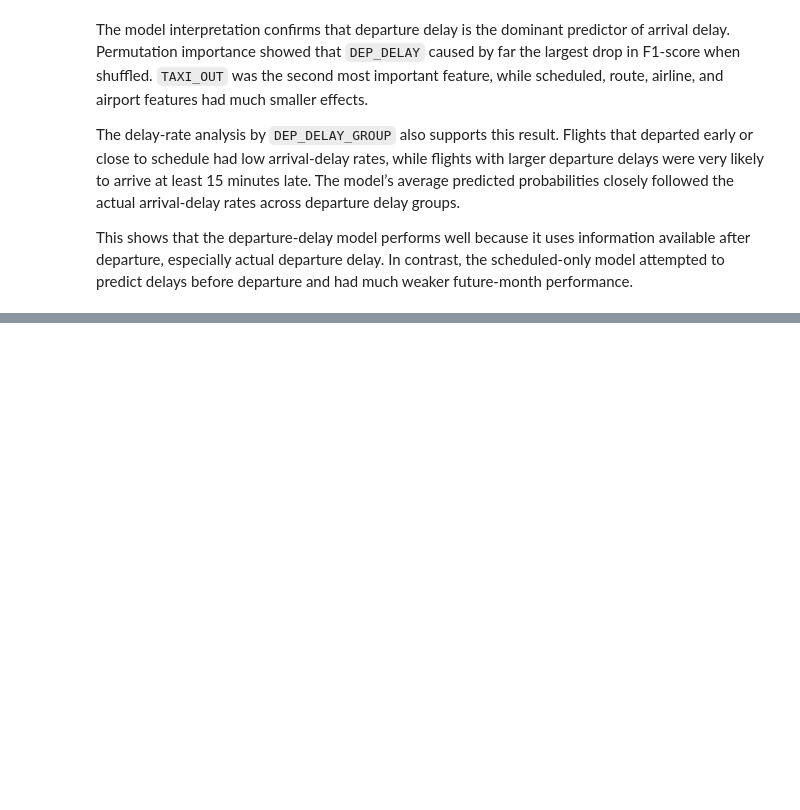
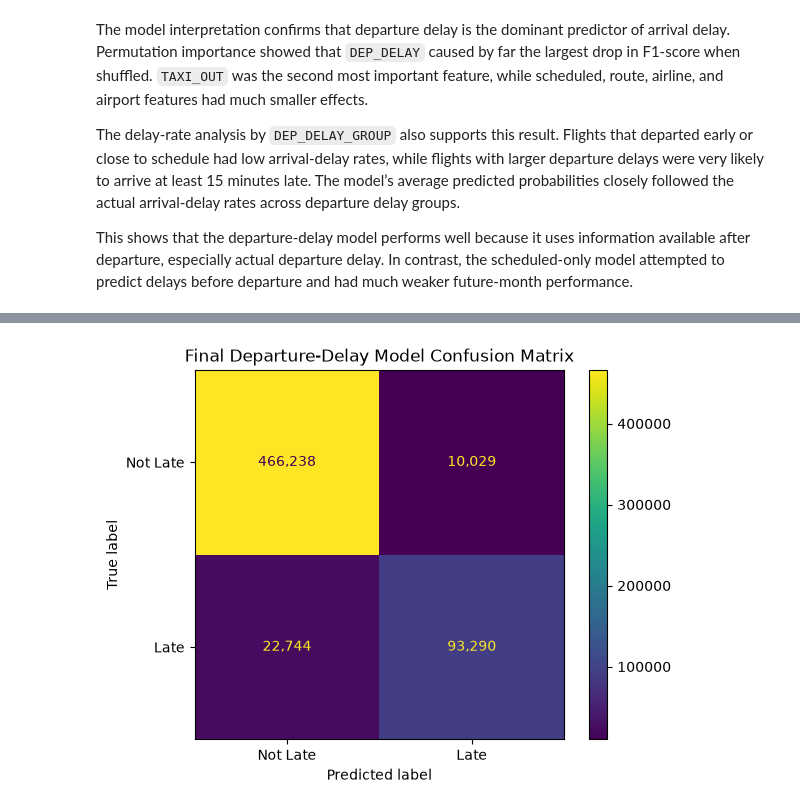
Before and after one commit to anav24/airline-delay-predictor, a Jupyter notebook: notebooks/08_model_interpretation.ipynb, the cells around one changed output, grey strips where cells are left out. Cells and saved outputs as stored; diff of their text form; code cells hidden in the pictures; blank space fills up the shorter version.

Commit message:
Expand final model interpretation notebook

```diff
--- a/notebooks/08_model_interpretation.ipynb
+++ b/notebooks/08_model_interpretation.ipynb
@@ -136,7 +136,7 @@ hgb_departure_model.fit(X_train, y_train)
 
 test_probs = hgb_departure_model.predict_proba(X_test)[:, 1]
 # %%
-best_threshold = 0.41
+best_threshold = 0.40
 
 test_preds = (test_probs >= best_threshold).astype(int)
 
@@ -396,0 +401,21 @@ This shows that the departure-delay model performs well because it uses informat
+# %%
+from sklearn.metrics import (
+    confusion_matrix,
+    ConfusionMatrixDisplay,
+    roc_curve,
+    precision_recall_curve,
+    average_precision_score
+)
+
+cm = confusion_matrix(y_test, test_preds)
+
+disp = ConfusionMatrixDisplay(
+    confusion_matrix=cm,
+    display_labels=["Not Late", "Late"]
+)
+
+disp.plot(values_format=",d")
+plt.title("Final Departure-Delay Model Confusion Matrix")
+plt.show()
+# %% [output]
+[figure, added]
```
Also changed, not shown: parts of 9 cells of this notebook.
